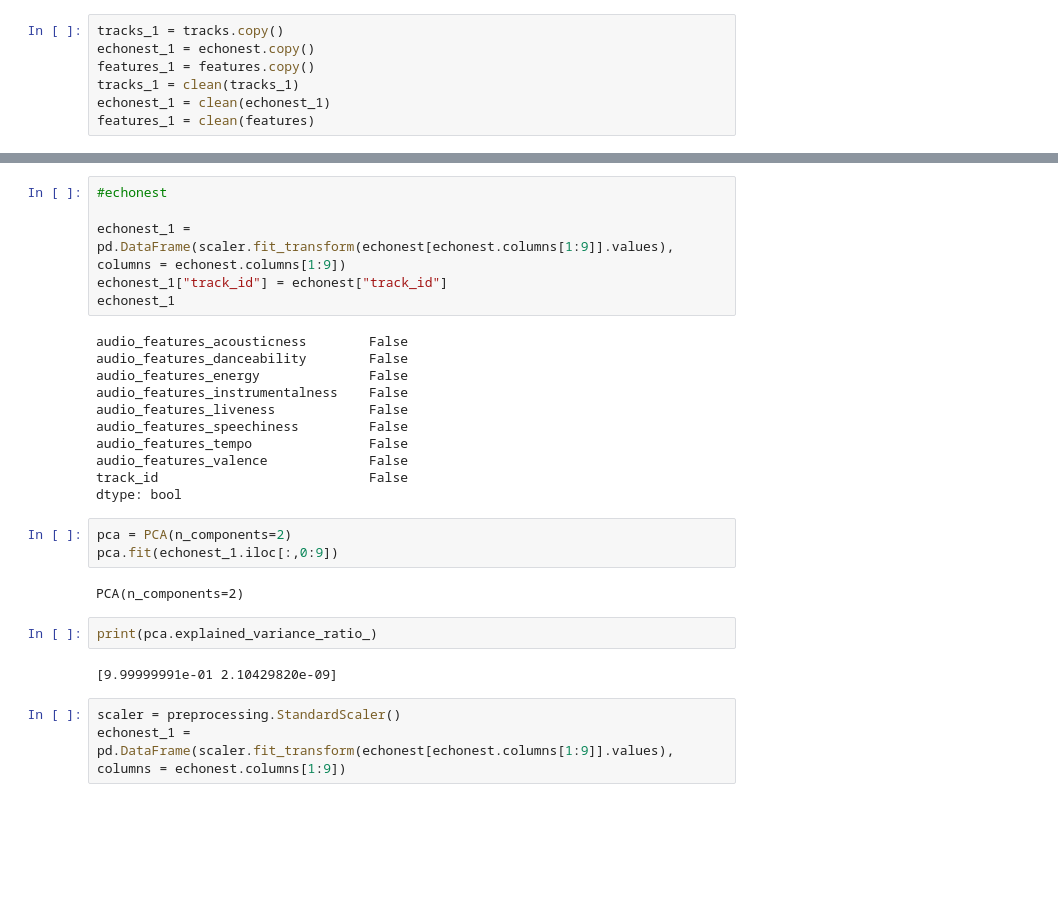
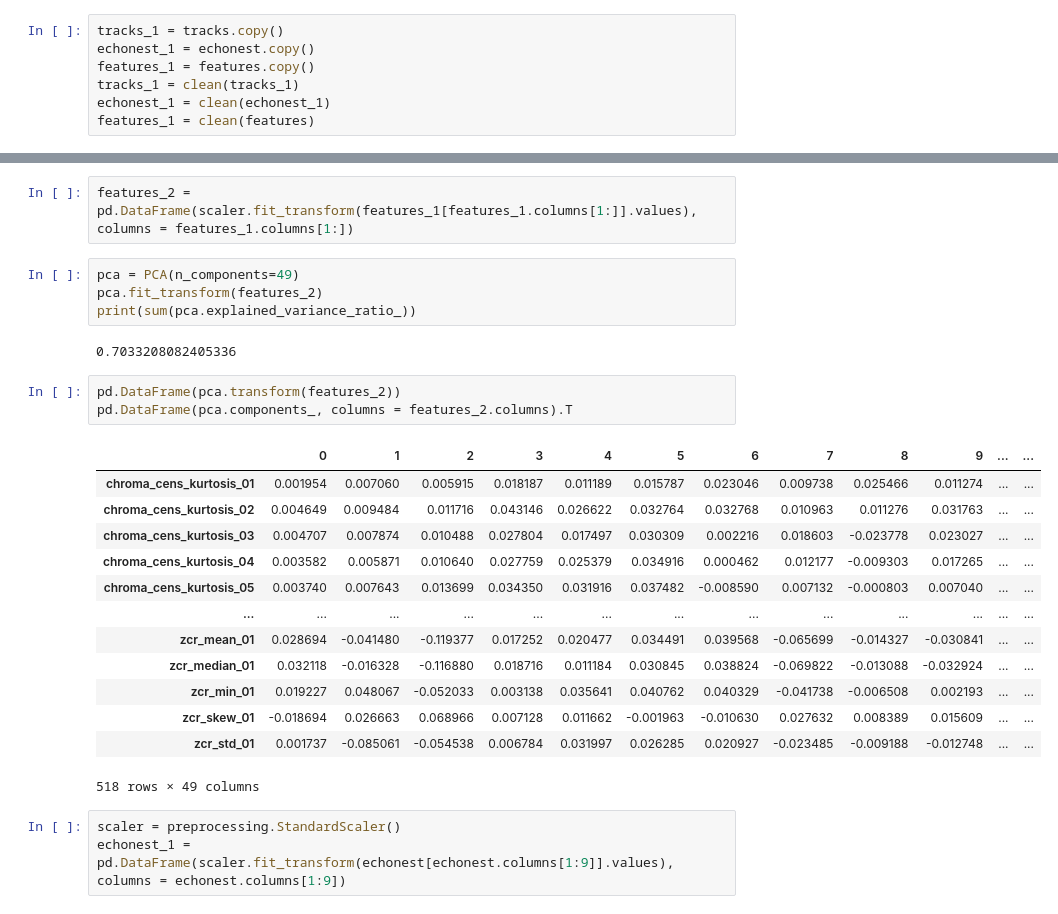
Before and after one commit to michele1783/ADM-HW4, a Jupyter notebook: Homework.ipynb, the cells around one changed output, grey strips where cells are left out. Cells and saved outputs as stored; diff of their text form; blank space fills up the shorter version.

```diff
--- a/Homework.ipynb
+++ b/Homework.ipynb
@@ -295,29 +346,28 @@ Index(['track_id', 'audio_features_acousticness',
 # %%
-#echonest
-
-echonest_1 = pd.DataFrame(scaler.fit_transform(echonest[echonest.columns[1:9]].values), columns = echonest.columns[1:9])
-echonest_1["track_id"] = echonest["track_id"]
-echonest_1
+features_2 = pd.DataFrame(scaler.fit_transform(features_1[features_1.columns[1:]].values), columns = features_1.columns[1:])
-# %% [output]
-audio_features_acousticness        False
-audio_features_danceability        False
-audio_features_energy              False
-audio_features_instrumentalness    False
-audio_features_liveness            False
-audio_features_speechiness         False
-audio_features_tempo               False
-audio_features_valence             False
-track_id                           False
-dtype: bool
-# %%
-pca = PCA(n_components=2)
-pca.fit(echonest_1.iloc[:,0:9])
-# %% [output]
-PCA(n_components=2)
-# %%
-print(pca.explained_variance_ratio_)
-# %% [output]
-[9.99999991e-01 2.10429820e-09]
+# %%
+pca = PCA(n_components=49)
+pca.fit_transform(features_2)
+print(sum(pca.explained_variance_ratio_))
+# %% [output]
+0.7033208082405336
+# %%
+pd.DataFrame(pca.transform(features_2))
+pd.DataFrame(pca.components_, columns = features_2.columns).T
+# %% [output]
+|  | 0 | 1 | 2 | 3 | 4 | 5 | 6 | 7 | 8 | 9 | ... | ... |
+| chroma_cens_kurtosis_01 | 0.001954 | 0.007060 | 0.005915 | 0.018187 | 0.011189 | 0.015787 | 0.023046 | 0.009738 | 0.025466 | 0.011274 | ... | ... |
+| chroma_cens_kurtosis_02 | 0.004649 | 0.009484 | 0.011716 | 0.043146 | 0.026622 | 0.032764 | 0.032768 | 0.010963 | 0.011276 | 0.031763 | ... | ... |
+| chroma_cens_kurtosis_03 | 0.004707 | 0.007874 | 0.010488 | 0.027804 | 0.017497 | 0.030309 | 0.002216 | 0.018603 | -0.023778 | 0.023027 | ... | ... |
+| chroma_cens_kurtosis_04 | 0.003582 | 0.005871 | 0.010640 | 0.027759 | 0.025379 | 0.034916 | 0.000462 | 0.012177 | -0.009303 | 0.017265 | ... | ... |
+| chroma_cens_kurtosis_05 | 0.003740 | 0.007643 | 0.013699 | 0.034350 | 0.031916 | 0.037482 | -0.008590 | 0.007132 | -0.000803 | 0.007040 | ... | ... |
+| ... | ... | ... | ... | ... | ... | ... | ... | ... | ... | ... | ... | ... |
+| zcr_mean_01 | 0.028694 | -0.041480 | -0.119377 | 0.017252 | 0.020477 | 0.034491 | 0.039568 | -0.065699 | -0.014327 | -0.030841 | ... | ... |
+| zcr_median_01 | 0.032118 | -0.016328 | -0.116880 | 0.018716 | 0.011184 | 0.030845 | 0.038824 | -0.069822 | -0.013088 | -0.032924 | ... | ... |
+| zcr_min_01 | 0.019227 | 0.048067 | -0.052033 | 0.003138 | 0.035641 | 0.040762 | 0.040329 | -0.041738 | -0.006508 | 0.002193 | ... | ... |
+| zcr_skew_01 | -0.018694 | 0.026663 | 0.068966 | 0.007128 | 0.011662 | -0.001963 | -0.010630 | 0.027632 | 0.008389 | 0.015609 | ... | ... |
+| zcr_std_01 | 0.001737 | -0.085061 | -0.054538 | 0.006784 | 0.031997 | 0.026285 | 0.020927 | -0.023485 | -0.009188 | -0.012748 | ... | ... |
+518 rows × 49 columns
 # %%
 scaler = preprocessing.StandardScaler()
 echonest_1 = pd.DataFrame(scaler.fit_transform(echonest[echonest.columns[1:9]].values), columns = echonest.columns[1:9])
```
Also changed, not shown: parts of 13 cells of this notebook.
